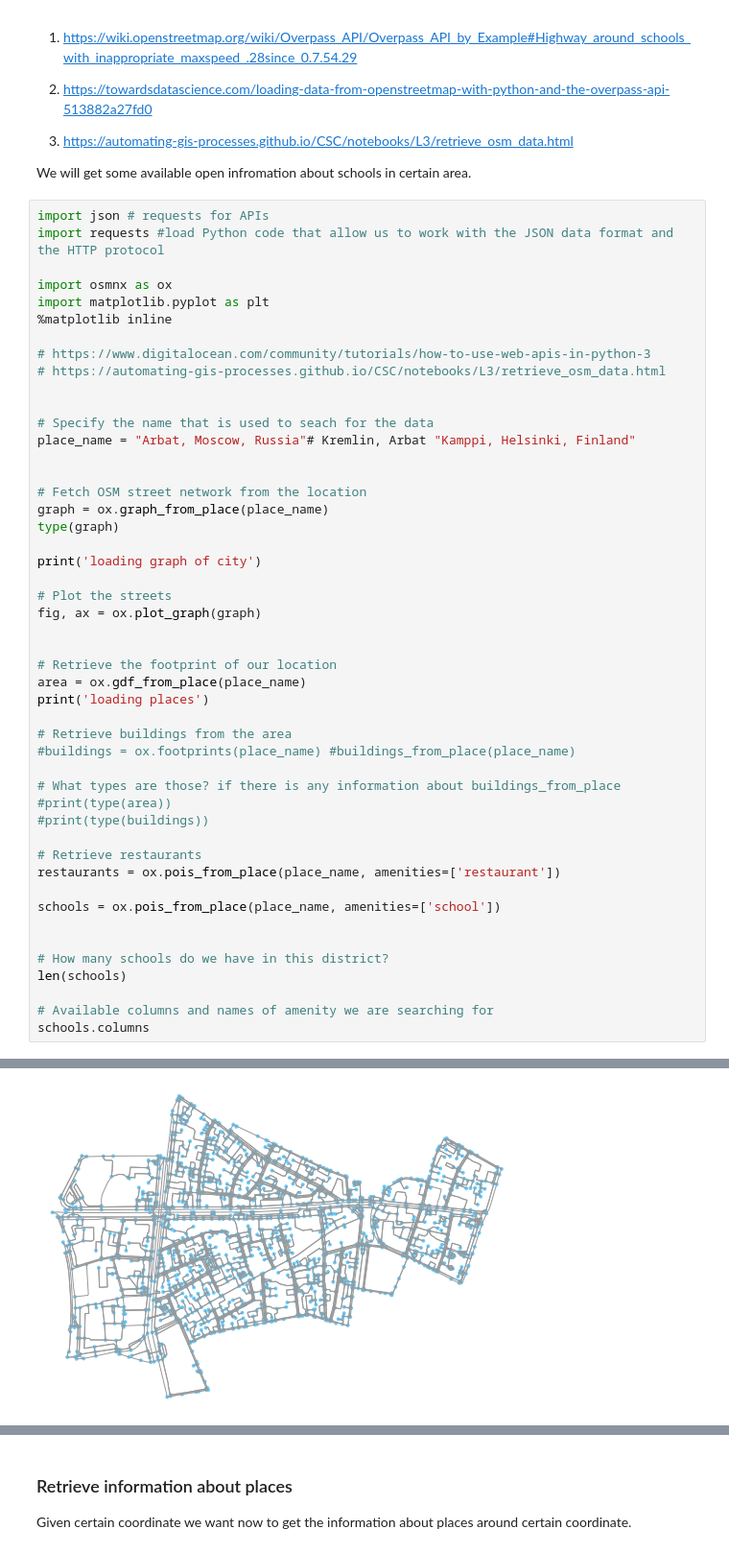
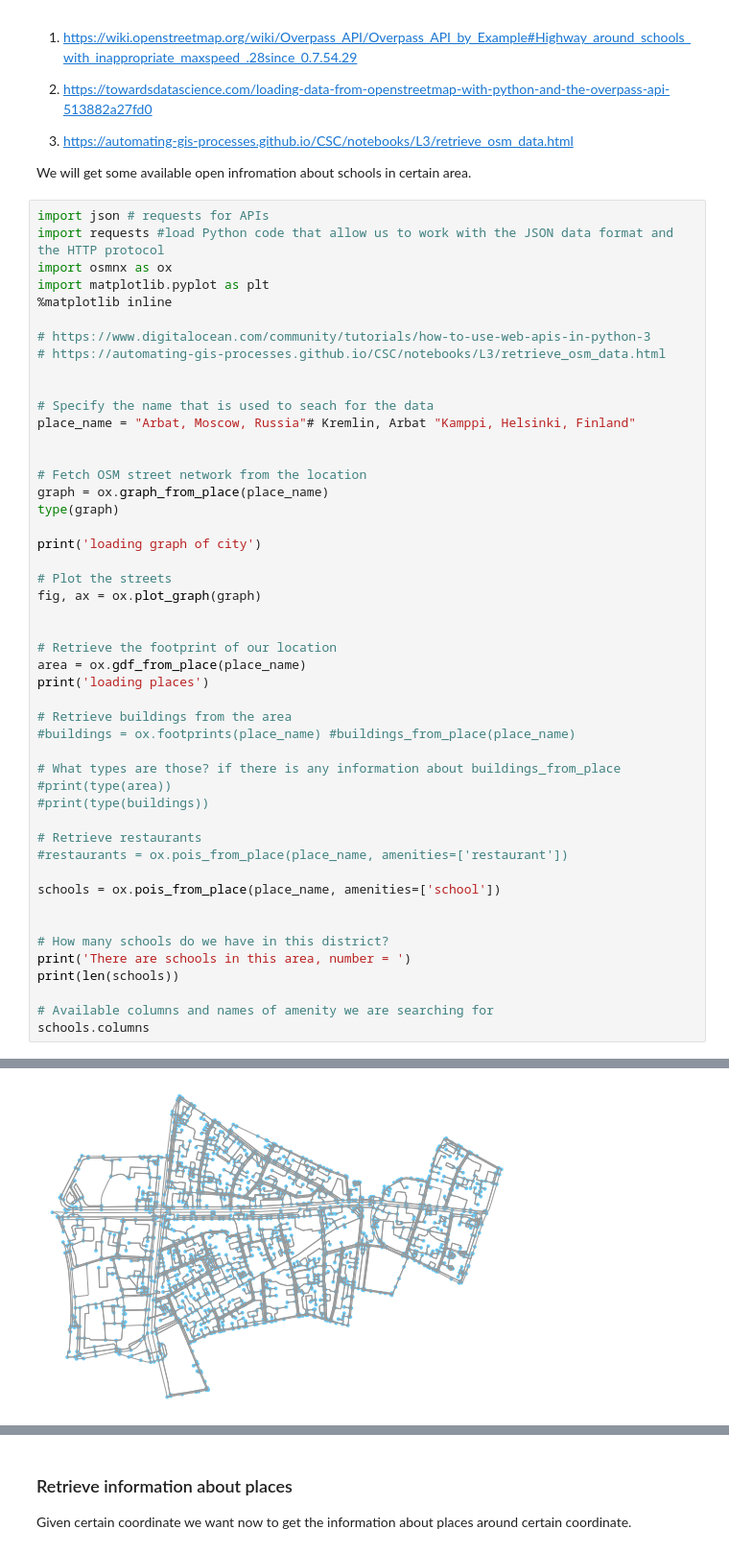
Before and after one commit to Liyubov/data_analysis_for_social_good, a Jupyter notebook: get_schools_from_locations.ipynb, the cells around one changed output, grey strips where cells are left out. Shown at 96% size. Cells and saved outputs as stored; diff of their text form.

Commit message:
updated schools search

```diff
--- a/get_schools_from_locations.ipynb
+++ b/get_schools_from_locations.ipynb
@@ -92,7 +42,6 @@ We will get some available open infromation about schools in certain area.
 # %%
 import json # requests for APIs
 import requests #load Python code that allow us to work with the JSON data format and the HTTP protocol
-
 import osmnx as ox
 import matplotlib.pyplot as plt
 %matplotlib inline
@@ -127,13 +76,14 @@ print('loading places')
 #print(type(buildings))
 
 # Retrieve restaurants
-restaurants = ox.pois_from_place(place_name, amenities=['restaurant'])
+#restaurants = ox.pois_from_place(place_name, amenities=['restaurant'])
 
 schools = ox.pois_from_place(place_name, amenities=['school'])
 
 
 # How many schools do we have in this district?
-len(schools)
+print('There are schools in this area, number = ')
+print(len(schools))
 
 # Available columns and names of amenity we are searching for
 schools.columns
@@ -142,2 +92,2 @@ loading graph of Moscow
-[figure, old version]
+[figure, new version]
 loading places
```
Also changed, not shown: parts of 13 cells of this notebook.
